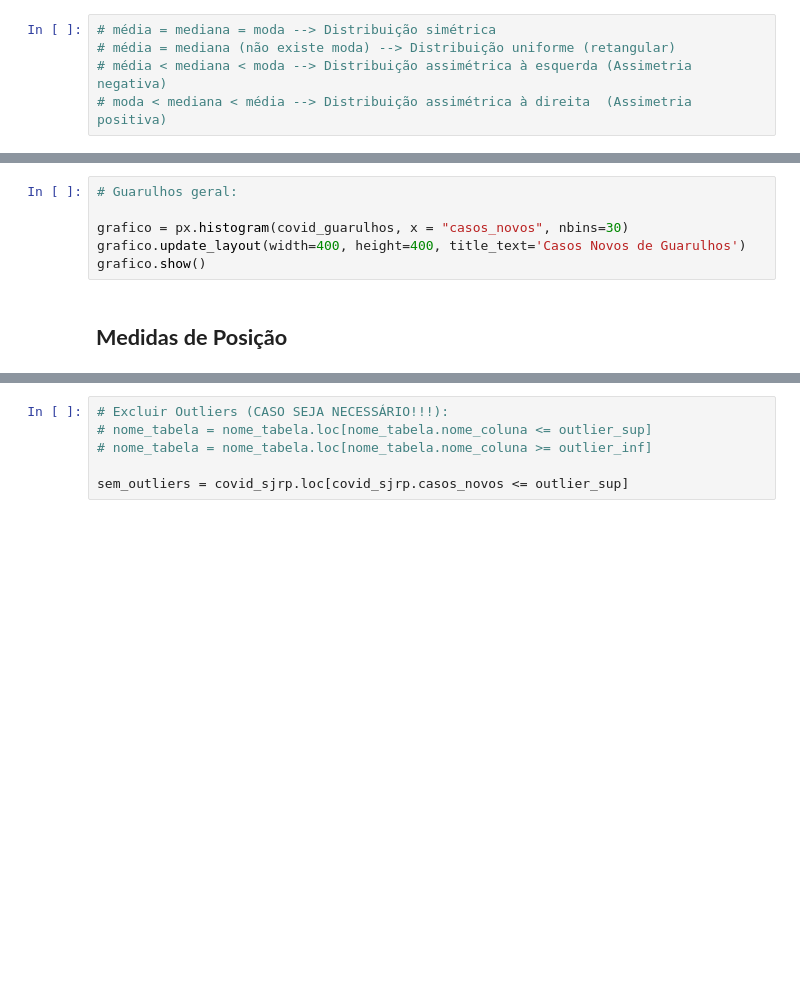
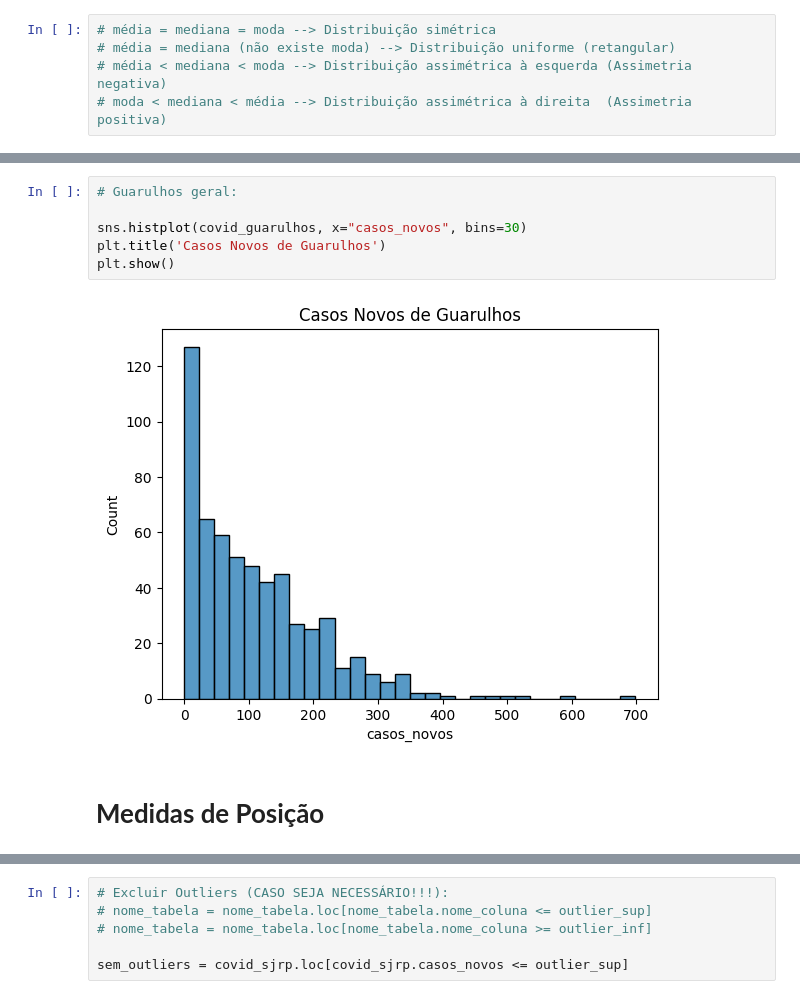
Before and after one commit to lborgatow/data-analysis, a Jupyter notebook: 2 - Análises Estatísticas - Projeto 1.ipynb, the cells around one changed output, grey strips where cells are left out. Saved outputs shown, nothing was run; the diff lists cells and outputs as text; blank space fills up the shorter version.

```diff
--- a/2 - Análises Estatísticas - Projeto 1.ipynb
+++ b/2 - Análises Estatísticas - Projeto 1.ipynb
@@ -155,11 +289,13 @@ grafico.show()
 # %%
 # Guarulhos geral:
 
-grafico = px.histogram(covid_guarulhos, x = "casos_novos", nbins=30)
-grafico.update_layout(width=400, height=400, title_text='Casos Novos de Guarulhos')
-grafico.show()
+sns.histplot(covid_guarulhos, x="casos_novos", bins=30)
+plt.title('Casos Novos de Guarulhos')
+plt.show()
+# %% [output]
+[figure, added]
 # %% [markdown]
-## **Medidas de Posição**
+# **Medidas de Posição**
 # %%
 # Obter valor MÍNIMO:
 # nome_tabela['nome_coluna'].min()
```
Also changed, not shown: parts of 125 cells of this notebook, 1 other file.
